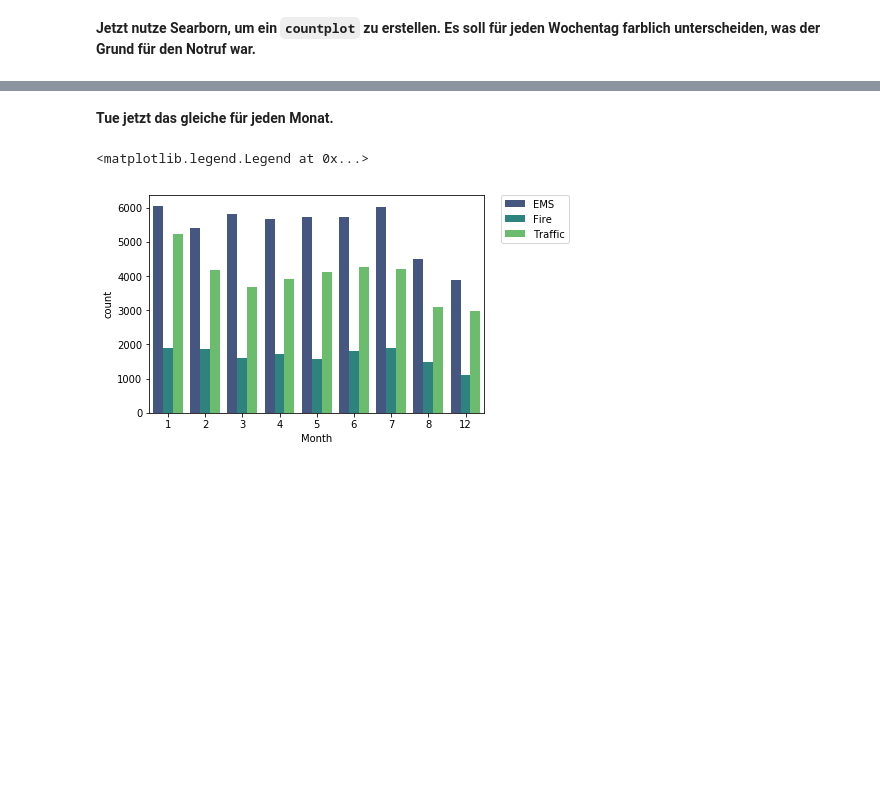
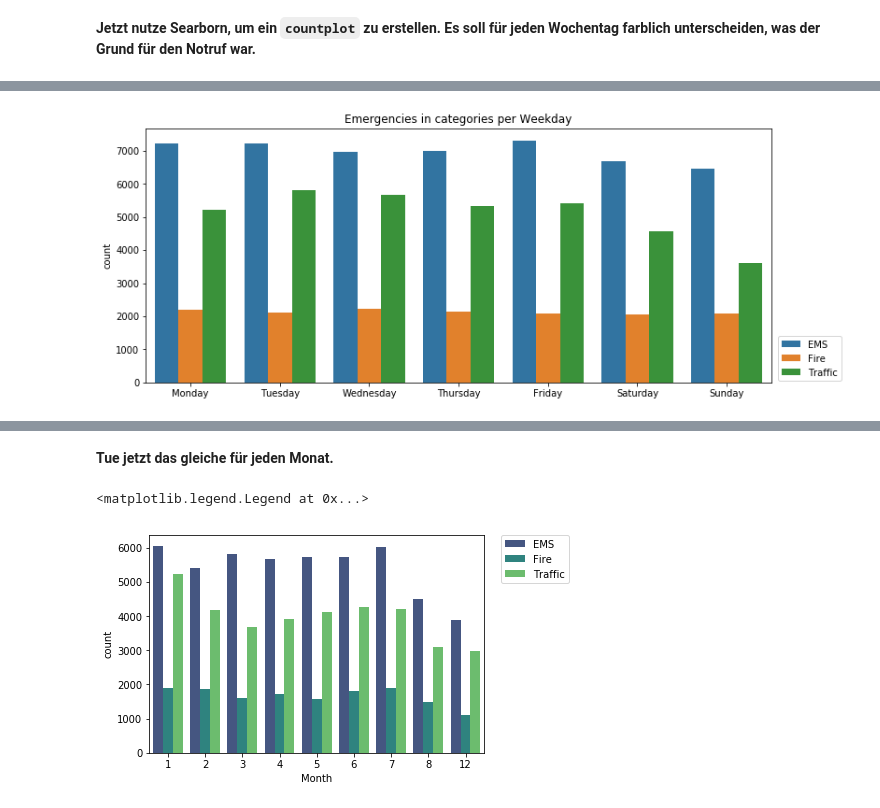
Before and after one commit to looreen/DS-ML-learning, a Jupyter notebook: DS-ML-learning.ipynb, the cells around one changed output, grey strips where cells are left out. Cells and saved outputs as stored; diff of their text form; code cells hidden in the pictures; blank space fills up the shorter version.

```diff
--- a/DS-ML-learning.ipynb
+++ b/DS-ML-learning.ipynb
@@ -183,0 +182,6 @@ Durch Jupyters *Tab-Funktion* lassen sich alle Attribute erkunden, die wir auf "
+# %%
+df['hour']=df['time_as_date'].apply(lambda x: x.hour)
+# %%
+df['month']=df['time_as_date'].apply(lambda x: x.month)
+# %%
+df['day_of_week']=df['time_as_date'].apply(lambda x: x.dayofweek)
@@ -186,3 +219,5 @@ Durch Jupyters *Tab-Funktion* lassen sich alle Attribute erkunden, die wir auf "
+# %%
+df['day_name'] = df['time_as_date'].apply(lambda x: x.day_name())
 # %%
 # %% [output]
 |  | lat | lng | desc | zip | title | timeStamp | twp | addr | e | Reason | Hour | ... |
@@ -195,0 +227,11 @@ Durch Jupyters *Tab-Funktion* lassen sich alle Attribute erkunden, die wir auf "
+# %%
+fig, ax = plt.subplots(figsize=(12, 5))
+sns.countplot(x='day_name', hue='category',
+              order=['Monday', 'Tuesday', 'Wednesday', 'Thursday', 'Friday', 'Saturday', 'Sunday'],
+              ax=ax,
+              data=df)
+plt.legend(bbox_to_anchor=(1.12, 0.2))
+ax.set_xlabel('')
+ax.set_title('Emergencies in categories per Weekday');
+# %% [output]
+[figure, added]
```
Also changed, not shown: parts of 20 cells of this notebook, 1 other file.
